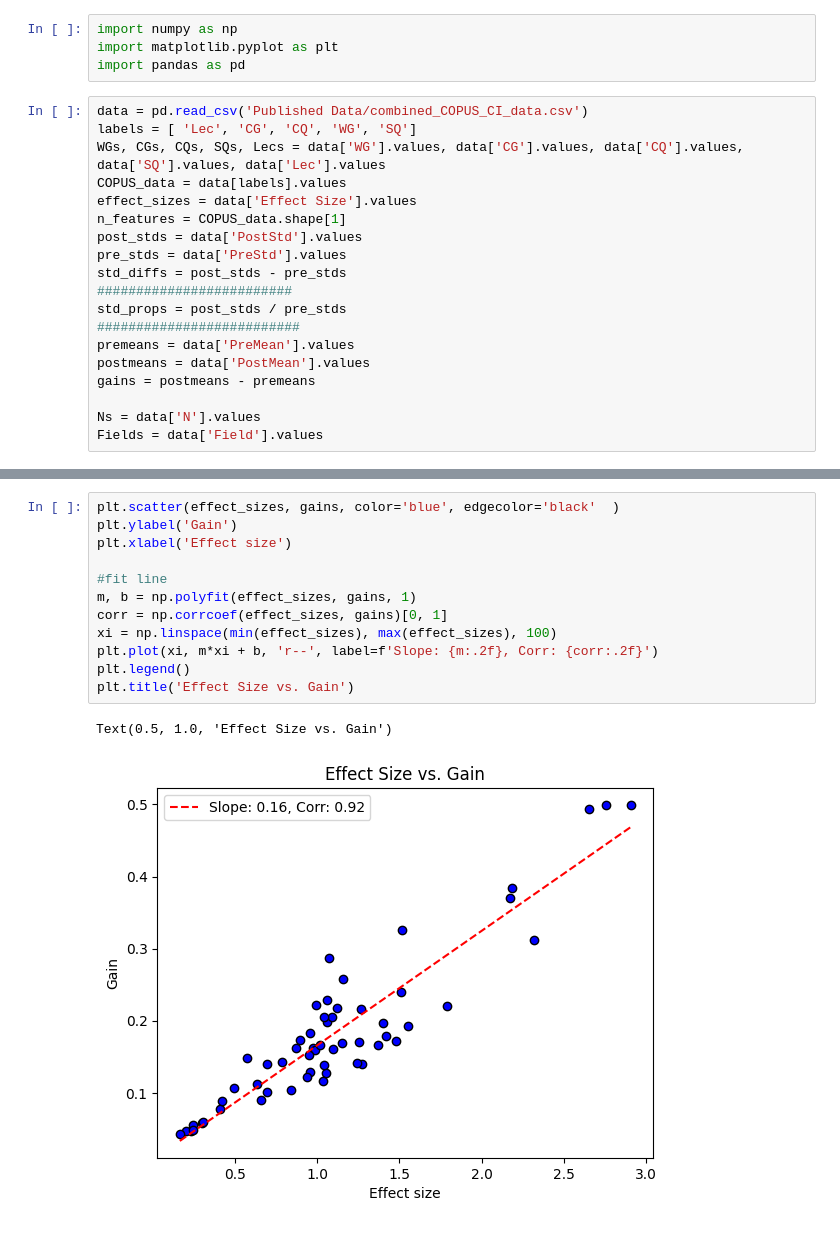
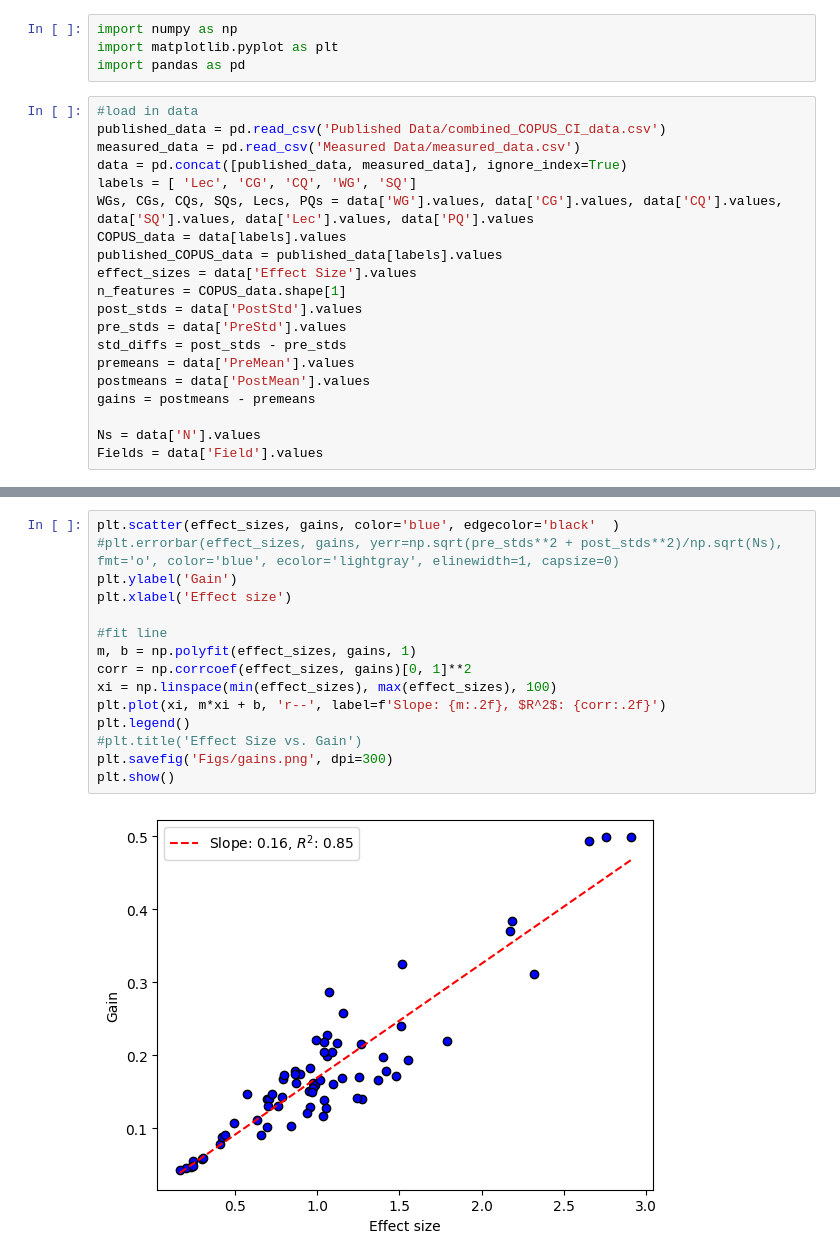
Before and after one commit to oross314/Modeling-Active-Learning-Classrooms, a Jupyter notebook: data_exploration_plots.ipynb, the cells around one changed output, grey strips where cells are left out. Cells and saved outputs as stored; diff of their text form.

```diff
--- a/data_exploration_plots.ipynb
+++ b/data_exploration_plots.ipynb
@@ -3,18 +3,19 @@ import numpy as np
 import matplotlib.pyplot as plt
 import pandas as pd
 # %%
-data = pd.read_csv('Published Data/combined_COPUS_CI_data.csv')
+#load in data
+published_data = pd.read_csv('Published Data/combined_COPUS_CI_data.csv')
+measured_data = pd.read_csv('Measured Data/measured_data.csv')
+data = pd.concat([published_data, measured_data], ignore_index=True)
 labels = [ 'Lec', 'CG', 'CQ', 'WG', 'SQ']
-WGs, CGs, CQs, SQs, Lecs = data['WG'].values, data['CG'].values, data['CQ'].values, data['SQ'].values, data['Lec'].values
+WGs, CGs, CQs, SQs, Lecs, PQs = data['WG'].values, data['CG'].values, data['CQ'].values, data['SQ'].values, data['Lec'].values, data['PQ'].values
 COPUS_data = data[labels].values
+published_COPUS_data = published_data[labels].values
 effect_sizes = data['Effect Size'].values
 n_features = COPUS_data.shape[1]
 post_stds = data['PostStd'].values
 pre_stds = data['PreStd'].values
 std_diffs = post_stds - pre_stds
-#########################
-std_props = post_stds / pre_stds
-##########################
 premeans = data['PreMean'].values
 postmeans = data['PostMean'].values
 gains = postmeans - premeans
@@ -89,16 +94,18 @@ Text(0, 0.5, 'Effect Size')
 # %%
 plt.scatter(effect_sizes, gains, color='blue', edgecolor='black'  )
+#plt.errorbar(effect_sizes, gains, yerr=np.sqrt(pre_stds**2 + post_stds**2)/np.sqrt(Ns), fmt='o', color='blue', ecolor='lightgray', elinewidth=1, capsize=0)
 plt.ylabel('Gain')
 plt.xlabel('Effect size')
 
 #fit line
 m, b = np.polyfit(effect_sizes, gains, 1)
-corr = np.corrcoef(effect_sizes, gains)[0, 1]
+corr = np.corrcoef(effect_sizes, gains)[0, 1]**2
 xi = np.linspace(min(effect_sizes), max(effect_sizes), 100)
-plt.plot(xi, m*xi + b, 'r--', label=f'Slope: {m:.2f}, Corr: {corr:.2f}')
+plt.plot(xi, m*xi + b, 'r--', label=f'Slope: {m:.2f}, $R^2$: {corr:.2f}')
 plt.legend()
-plt.title('Effect Size vs. Gain')
+#plt.title('Effect Size vs. Gain')
+plt.savefig('Figs/gains.png', dpi=300)
+plt.show()
 # %% [output]
-Text(0.5, 1.0, 'Effect Size vs. Gain')
-[figure, old version]
+[figure, new version]
 # %% [markdown]
```
Also changed, not shown: parts of 14 cells of this notebook, 4 other files.
